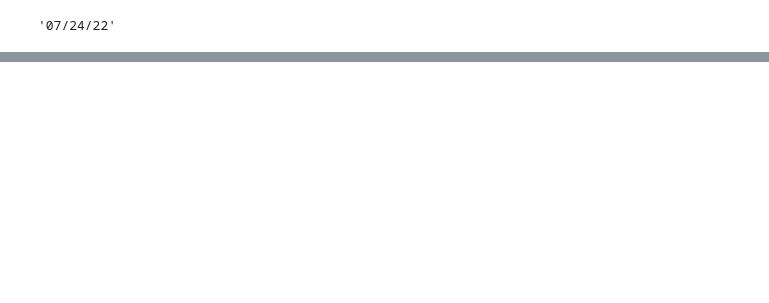
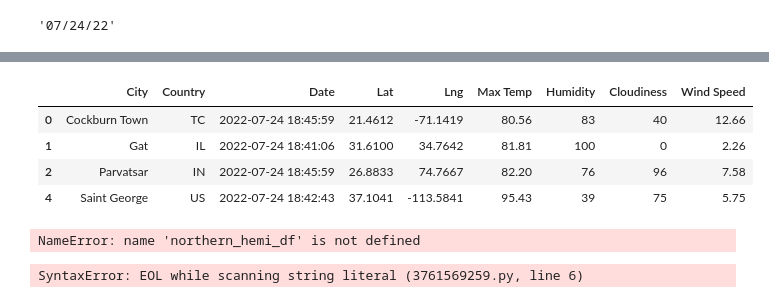
Before and after one commit to sburrows8/World_Weather_Analysis, a Jupyter notebook: WeatherPy.ipynb, the cells around one changed output, grey strips where cells are left out. Saved outputs shown, nothing was run; the diff lists cells and outputs as text; code cells hidden in the pictures; blank space fills up the shorter version.

```diff
--- a/WeatherPy.ipynb
+++ b/WeatherPy.ipynb
@@ -449,0 +522,28 @@ plt.show()
+# %%
+city_data_df.loc[(city_data_df["Lat"] >= 0)].head()
+# %% [output]
+|  | City | Country | Date | Lat | Lng | Max Temp | Humidity | Cloudiness | Wind Speed |
+| 0 | Cockburn Town | TC | 2022-07-24 18:45:59 | 21.4612 | -71.1419 | 80.56 | 83 | 40 | 12.66 |
+| 1 | Gat | IL | 2022-07-24 18:41:06 | 31.6100 | 34.7642 | 81.81 | 100 | 0 | 2.26 |
+| 2 | Parvatsar | IN | 2022-07-24 18:45:59 | 26.8833 | 74.7667 | 82.20 | 76 | 96 | 7.58 |
+| 4 | Saint George | US | 2022-07-24 18:42:43 | 37.1041 | -113.5841 | 95.43 | 39 | 75 | 5.75 |
+# %%
+# Linear regression on the Northern Hemisphere
+x_values = northern_hemi_df["Lat"]
+y_values = northern_hemi_df["Humidity"]
+# Call the function.
+plot_linear_regression(x_values, y_values,
+                       'Linear Regression on the Northern Hemisphere \
+                        for % Humidity', '% Humidity',(40,10))
+# %% [output]
+NameError: name 'northern_hemi_df' is not defined
+# %%
+# Linear regression on the Northern Hemisphere
+x_values = northern_hemi_df["Lat"]
+y_values = northern_hemi_df["Cloudiness"]
+# Call the function
+plot_linear_regression(x_values, y_values,
+                   'Linear Regression on the Northern Hemisphere \n
+                    for % Cloudiness', '% Cloudiness',(10,55))
+# %% [output]
+SyntaxError: EOL while scanning string literal (3761569259.py, line 6)
```
Also changed, not shown: parts of 24 cells of this notebook, 5 other files.
